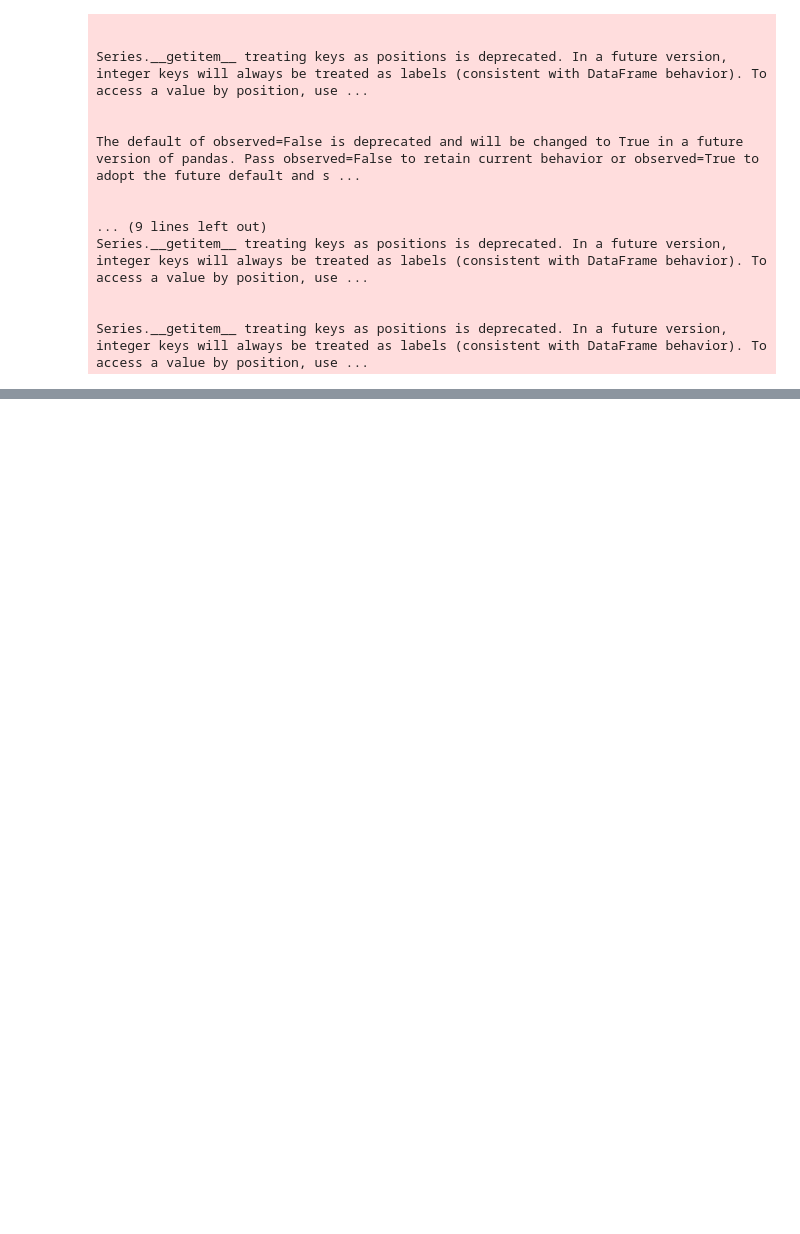
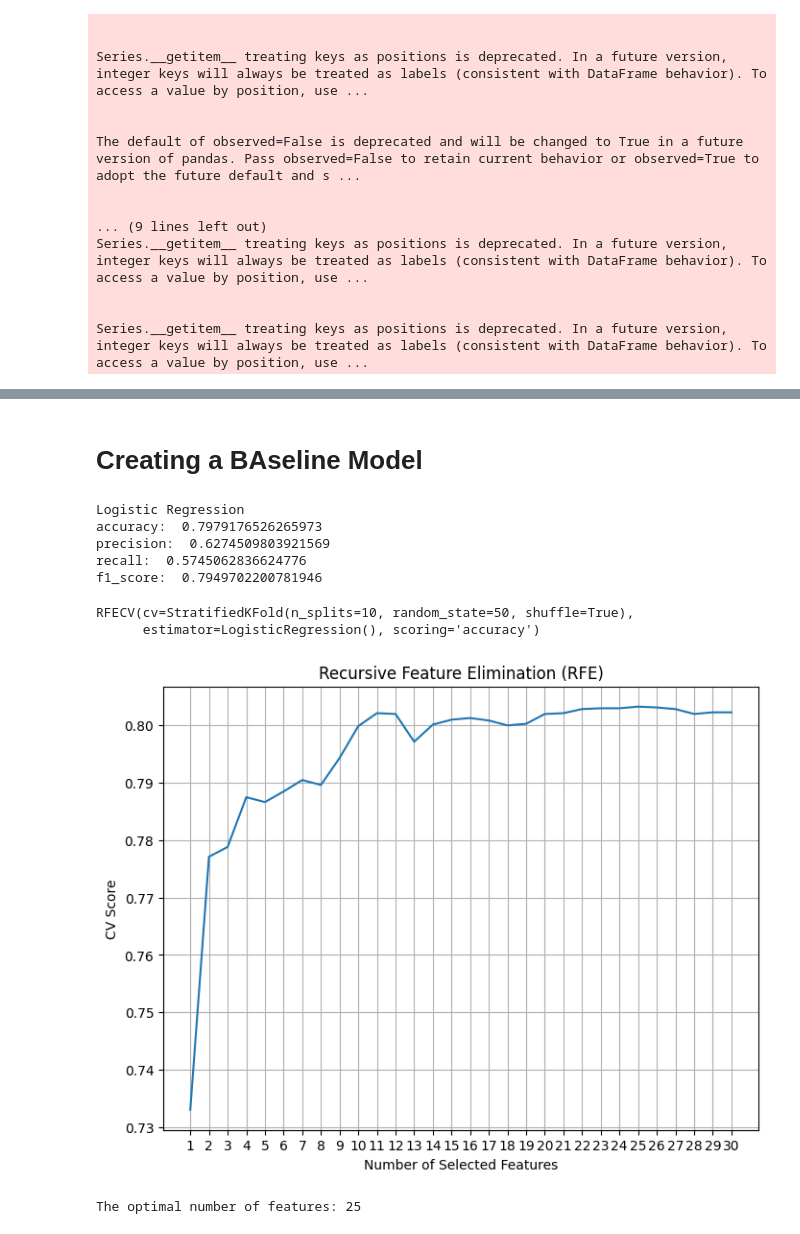
Before and after one commit to ong-techie/churn_prediction, a Jupyter notebook: notebook/EDA.ipynb, the cells around one changed output, grey strips where cells are left out. Cells and saved outputs as stored; diff of their text form; code cells hidden in the pictures; blank space fills up the shorter version.

Commit message:
EDA and models added

```diff
--- a/notebook/EDA.ipynb
+++ b/notebook/EDA.ipynb
@@ -313,0 +400,25 @@ Series.__getitem__ treating keys as positions is deprecated. In a future version
+# %%
+#feature scaling
+from sklearn.preprocessing import MinMaxScaler
+sc = MinMaxScaler()
+data_df['tenure'] = sc.fit_transform(data_df[['tenure']])
+data_df['MonthlyCharges'] = sc.fit_transform(data_df[['MonthlyCharges']])
+data_df['TotalCharges'] = sc.fit_transform(data_df[['TotalCharges']])
+# %% [markdown]
+# Creating a BAseline Model
+# %%
+# Import Machine learning algorithms
+from sklearn.linear_model import LogisticRegression
+from sklearn.svm import SVC
+from sklearn.ensemble import RandomForestClassifier
+from sklearn.tree import DecisionTreeClassifier
+from sklearn.naive_bayes import GaussianNB
+
+#Import metric for performance evaluation
+from sklearn.metrics import accuracy_score, precision_score, recall_score, f1_score
+
+#Split data into train and test sets
+from sklearn.model_selection import train_test_split
+X = data_df.drop('Churn', axis=1)
+y = data_df['Churn']
+X_train, X_test, y_train, y_test = train_test_split(X, y, test_size=0.3, random_state=50)
@@ -313,0 +445,33 @@ Series.__getitem__ treating keys as positions is deprecated. In a future version
+# %%
+# Running logistic regression model
+log_model = modeling(LogisticRegression, 'Logistic Regression')
+# %% [output]
+Logistic Regression
+accuracy:  0.7979176526265973
+precision:  0.6274509803921569
+recall:  0.5745062836624776
+f1_score:  0.7949702200781946
+# %%
+# Feature selection to improve model building
+from sklearn.feature_selection import RFECV
+from sklearn.model_selection import StratifiedKFold
+log = LogisticRegression()
+rfecv = RFECV(estimator=log, cv=StratifiedKFold(10, random_state=50, shuffle=True), scoring="accuracy")
+rfecv.fit(X, y)
+# %% [output]
+RFECV(cv=StratifiedKFold(n_splits=10, random_state=50, shuffle=True),
+      estimator=LogisticRegression(), scoring='accuracy')
+# %%
+plt.figure(figsize=(8, 6))
+plt.plot(range(1, len(rfecv.cv_results_["mean_test_score"])+1), rfecv.cv_results_["mean_test_score"])
+plt.grid()
+plt.xticks(range(1, X.shape[1]+1))
+plt.xlabel("Number of Selected Features")
+plt.ylabel("CV Score")
+plt.title("Recursive Feature Elimination (RFE)")
+plt.show()
+
+print("The optimal number of features: {}".format(rfecv.n_features_))
+# %% [output]
+[figure, added]
+The optimal number of features: 25
```
Also changed, not shown: parts of 17 cells of this notebook, 2 other files.
